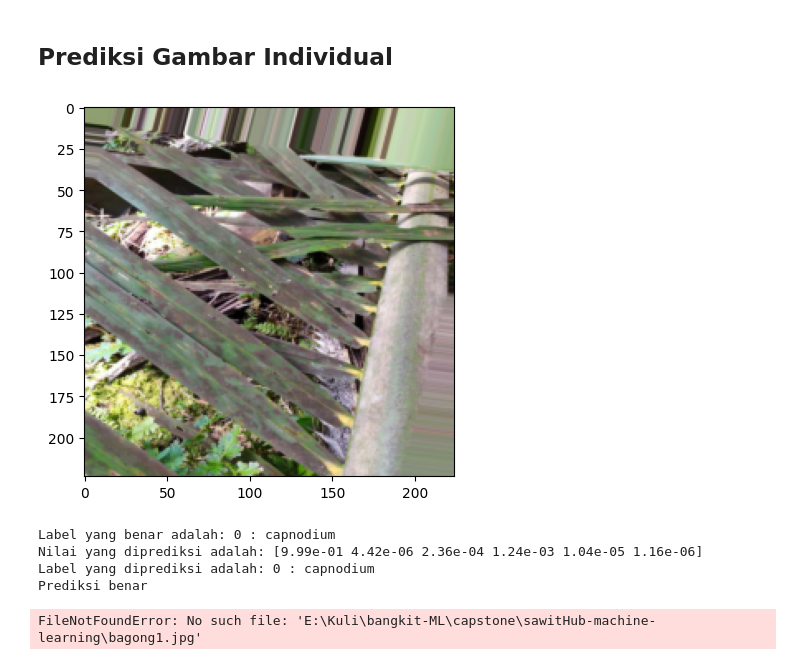
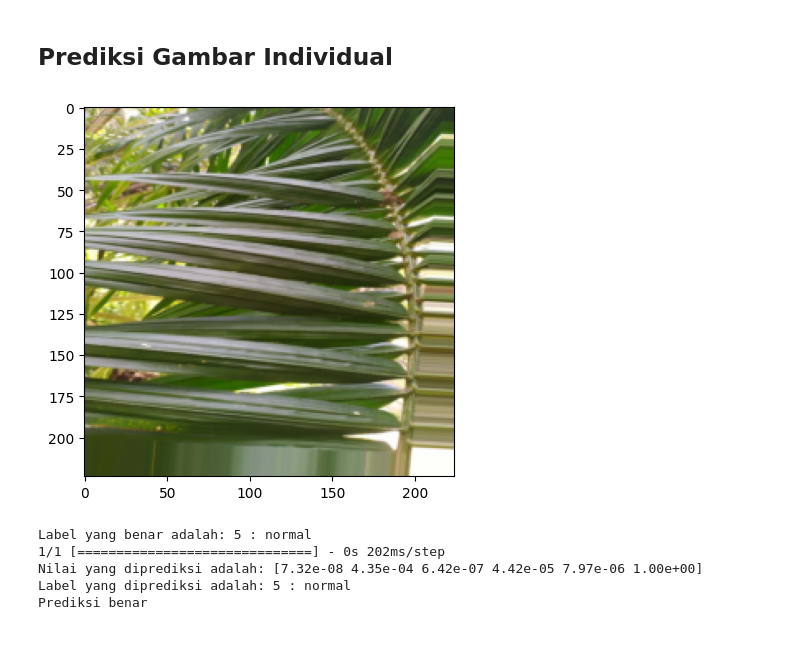
Before and after one commit to sawitHub/sawitHub-machine-learning, a Jupyter notebook: Klasifikasi_Citra_MobileNet.ipynb, the cells around one changed output. Saved outputs shown, nothing was run; the diff lists cells and outputs as text; code cells hidden in the pictures.

```diff
--- a/Klasifikasi_Citra_MobileNet.ipynb
+++ b/Klasifikasi_Citra_MobileNet.ipynb
@@ -497,41 +498,26 @@ print((y_true))
 # %% [markdown]
 ## Prediksi Gambar Individual
 # %%
-n = 5 #Jangan melampaui (nilai dari gambar test - 1)
+n = 59 #Jangan melampaui (nilai dari gambar test - 1)
 
 plt.imshow(X_test[n])
 plt.show()
 
 true_label = np.argmax(y_test2,axis=1)[n]
 print("Label yang benar adalah:",true_label,":",labels[true_label])
 prediction = model.predict(X_test[n][np.newaxis,...])[0]
 print("Nilai yang diprediksi adalah:",prediction)
 predicted_label = np.argmax(prediction)
 print("Label yang diprediksi adalah:",predicted_label,":",labels[predicted_label])
 
 if true_label == predicted_label:
     print("Prediksi benar")
 else:
     print("Prediksi salah")
 # %% [output]
-[figure, old version]
+[figure, new version]
-Label yang benar adalah: 0 : capnodium
-Nilai yang diprediksi adalah: [9.99e-01 4.42e-06 2.36e-04 1.24e-03 1.04e-05 1.16e-06]
-Label yang diprediksi adalah: 0 : capnodium
+Label yang benar adalah: 5 : normal
+1/1 [==============================] - 0s 202ms/step
+Nilai yang diprediksi adalah: [7.32e-08 4.35e-04 6.42e-07 4.42e-05 7.97e-06 1.00e+00]
+Label yang diprediksi adalah: 5 : normal
 Prediksi benar
-# %%
-import cv2
-import glob
-# plt.imshow("")
-# uji model menggunakan image lain
-
-image = imread("bagong1.jpg")
-
-query = cv2.resize(image, (224, 224))
-
-prediction = model.predict(query[np.newaxis,...])[0]
-print("Nilai yang diprediksi adalah:",prediction)
-predicted_label = np.argmax(prediction)
-print("Label yang diprediksi adalah:",predicted_label,":",labels[predicted_label])
-# %% [output]
-FileNotFoundError: No such file: 'E:\Kuli\bangkit-ML\capstone\sawitHub-machine-learning\bagong1.jpg'
```
Also changed, not shown: parts of 12 cells of this notebook.
